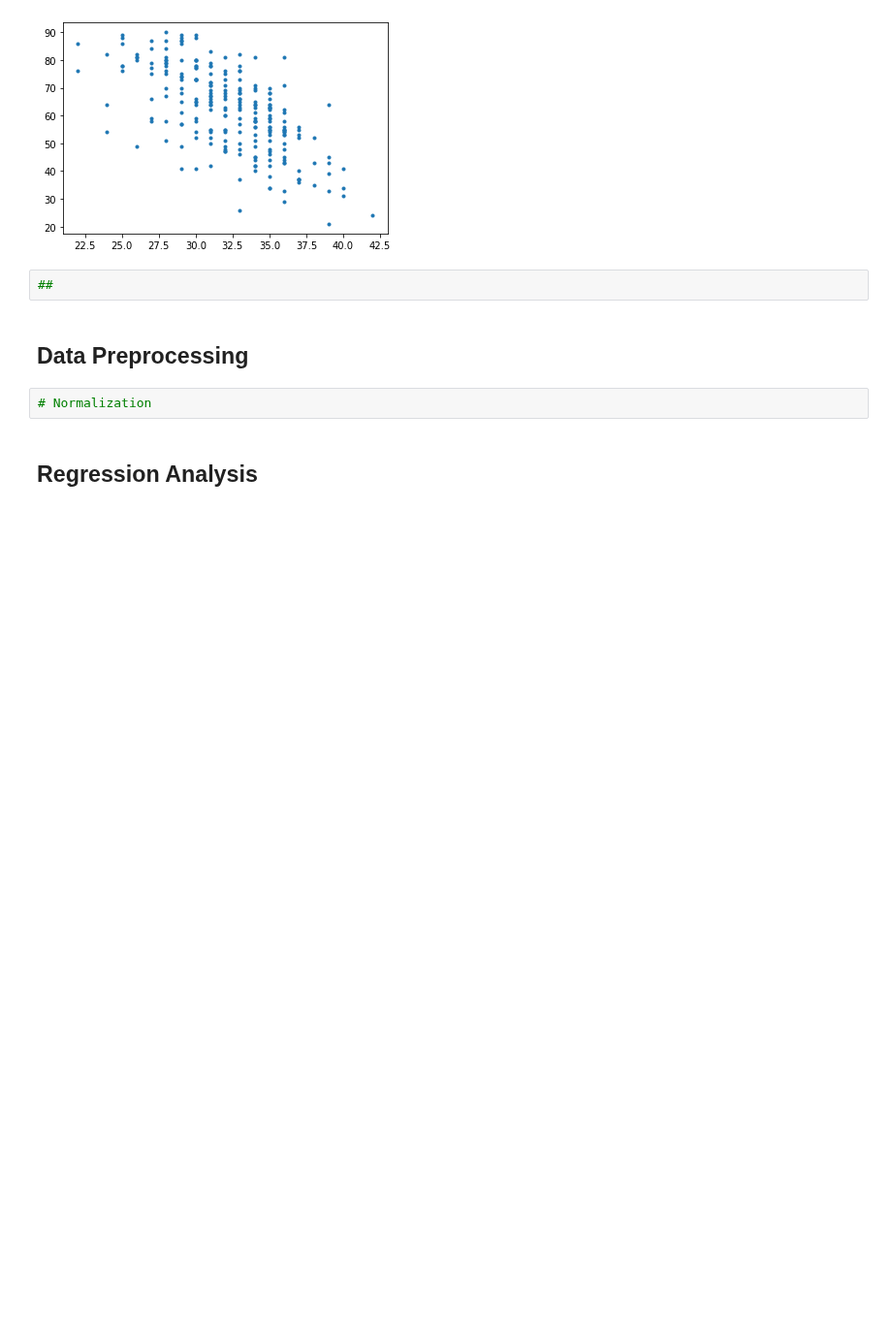
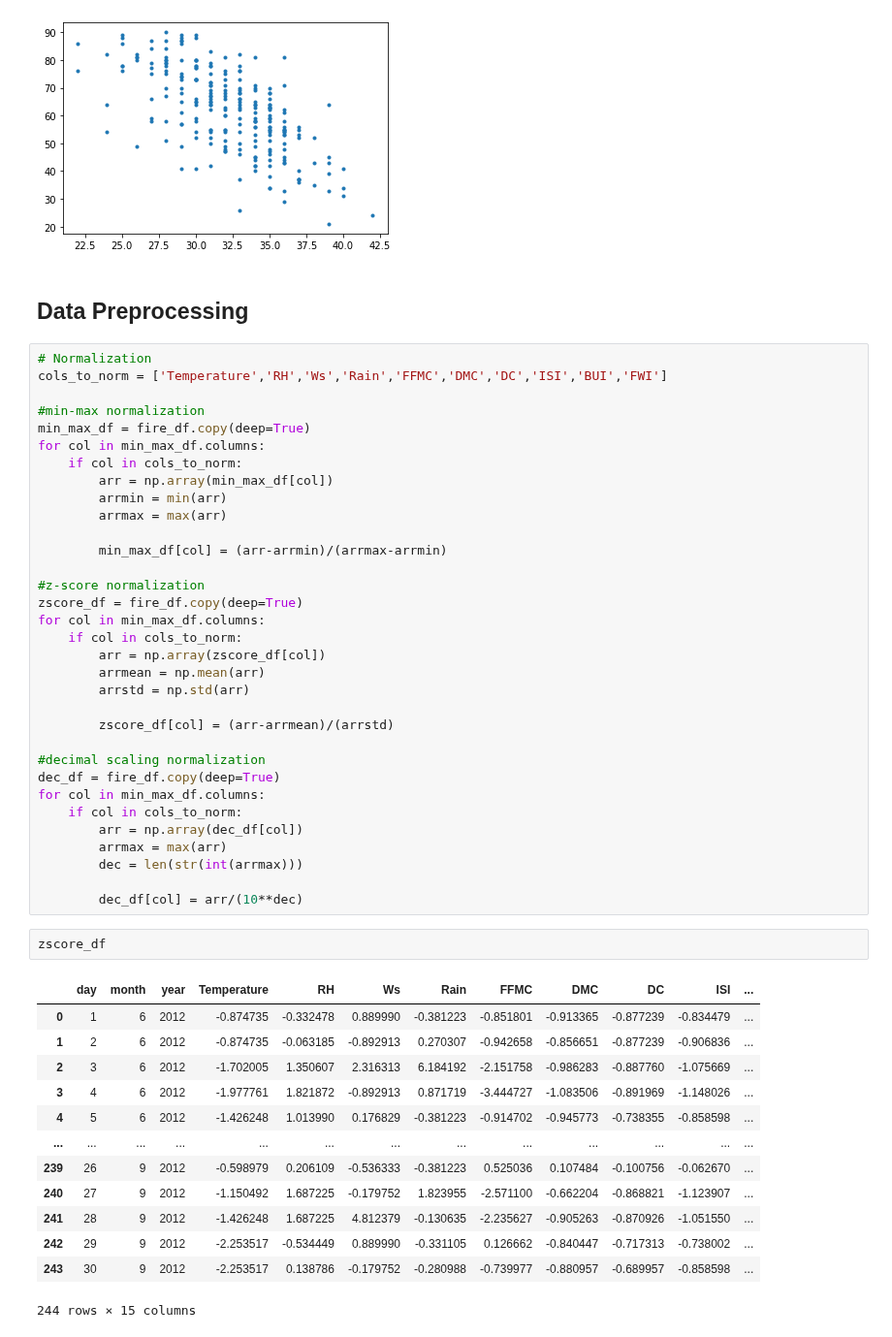
Before and after one commit to dougbrn/Towson, a Jupyter notebook: COSC757/assignment1/hw1.ipynb, the cells around one changed output. Shown at 97% size. Cells and saved outputs as stored; diff of their text form; blank space fills up the shorter version.

Commit message:
normalization

```diff
--- a/COSC757/assignment1/hw1.ipynb
+++ b/COSC757/assignment1/hw1.ipynb
@@ -151,11 +151,54 @@ plt.plot(fire_df['Temperature'],fire_df['RH'],'.')
 # %% [output]
 [<matplotlib.lines.Line2D at 0x...>]
 [figure]
-# %%
-##
 # %% [markdown]
 ## Data Preprocessing
-# %%
-# Normalization
-# %% [markdown]
-## Regression Analysis
+# %%
+# Normalization
+cols_to_norm = ['Temperature','RH','Ws','Rain','FFMC','DMC','DC','ISI','BUI','FWI']
+
+#min-max normalization
+min_max_df = fire_df.copy(deep=True)
+for col in min_max_df.columns:
+    if col in cols_to_norm:
+        arr = np.array(min_max_df[col])
+        arrmin = min(arr)
+        arrmax = max(arr)
+
+        min_max_df[col] = (arr-arrmin)/(arrmax-arrmin)
+
+#z-score normalization
+zscore_df = fire_df.copy(deep=True)
+for col in min_max_df.columns:
+    if col in cols_to_norm:
+        arr = np.array(zscore_df[col])
+        arrmean = np.mean(arr)
+        arrstd = np.std(arr)
+
+        zscore_df[col] = (arr-arrmean)/(arrstd)
+
+#decimal scaling normalization
+dec_df = fire_df.copy(deep=True)
+for col in min_max_df.columns:
+    if col in cols_to_norm:
+        arr = np.array(dec_df[col])
+        arrmax = max(arr)
+        dec = len(str(int(arrmax)))
+
+        dec_df[col] = arr/(10**dec)
+# %%
+zscore_df
+# %% [output]
+|  | day | month | year | Temperature | RH | Ws | Rain | FFMC | DMC | DC | ISI | ... |
+| 0 | 1 | 6 | 2012 | -0.874735 | -0.332478 | 0.889990 | -0.381223 | -0.851801 | -0.913365 | -0.877239 | -0.834479 | ... |
+| 1 | 2 | 6 | 2012 | -0.874735 | -0.063185 | -0.892913 | 0.270307 | -0.942658 | -0.856651 | -0.877239 | -0.906836 | ... |
+| 2 | 3 | 6 | 2012 | -1.702005 | 1.350607 | 2.316313 | 6.184192 | -2.151758 | -0.986283 | -0.887760 | -1.075669 | ... |
+| 3 | 4 | 6 | 2012 | -1.977761 | 1.821872 | -0.892913 | 0.871719 | -3.444727 | -1.083506 | -0.891969 | -1.148026 | ... |
+| 4 | 5 | 6 | 2012 | -1.426248 | 1.013990 | 0.176829 | -0.381223 | -0.914702 | -0.945773 | -0.738355 | -0.858598 | ... |
+| ... | ... | ... | ... | ... | ... | ... | ... | ... | ... | ... | ... | ... |
+| 239 | 26 | 9 | 2012 | -0.598979 | 0.206109 | -0.536333 | -0.381223 | 0.525036 | 0.107484 | -0.100756 | -0.062670 | ... |
+| 240 | 27 | 9 | 2012 | -1.150492 | 1.687225 | -0.179752 | 1.823955 | -2.571100 | -0.662204 | -0.868821 | -1.123907 | ... |
+| 241 | 28 | 9 | 2012 | -1.426248 | 1.687225 | 4.812379 | -0.130635 | -2.235627 | -0.905263 | -0.870926 | -1.051550 | ... |
+| 242 | 29 | 9 | 2012 | -2.253517 | -0.534449 | 0.889990 | -0.331105 | 0.126662 | -0.840447 | -0.717313 | -0.738002 | ... |
+| 243 | 30 | 9 | 2012 | -2.253517 | 0.138786 | -0.179752 | -0.280988 | -0.739977 | -0.880957 | -0.689957 | -0.858598 | ... |
+244 rows × 15 columns
```
Also changed, not shown: parts of 2 cells of this notebook.
